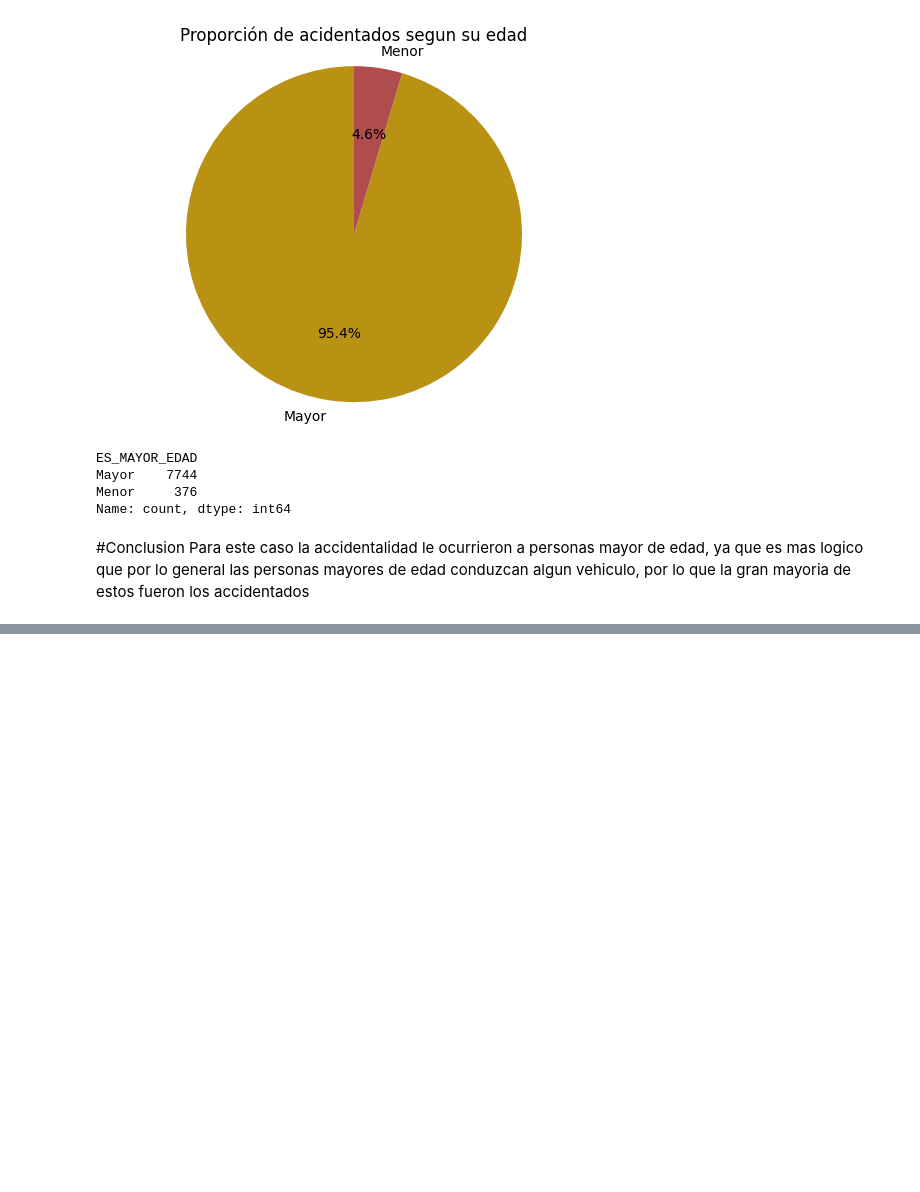
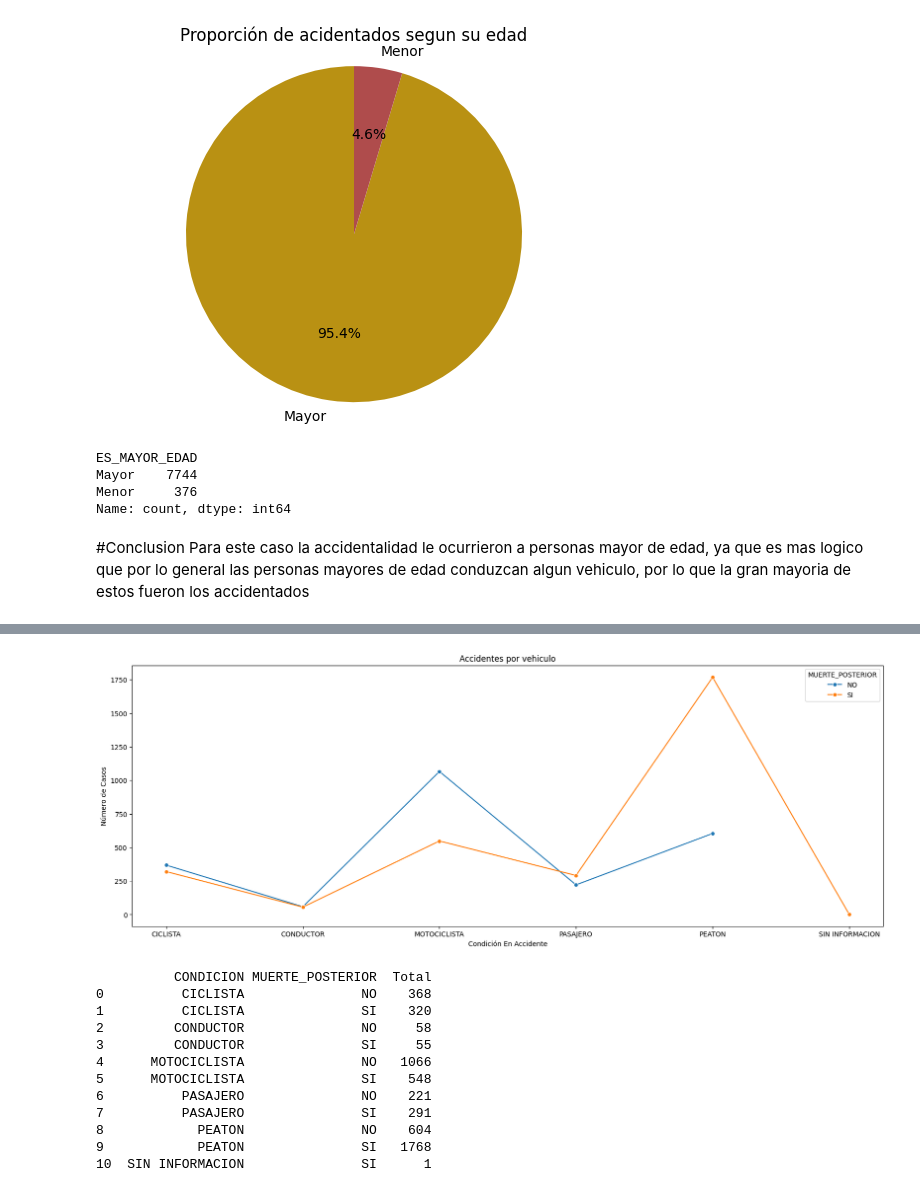
Before and after one commit to SrJames14/Proyecto, a Jupyter notebook: siniestrovial.ipynb, the cells around one changed output, grey strips where cells are left out. Drawn from its saved outputs; the diff is of its cells as text; code cells hidden in the pictures; blank space fills up the shorter version.

```diff
--- a/siniestrovial.ipynb
+++ b/siniestrovial.ipynb
@@ -169,0 +188,23 @@ La fecha más antigua es: 2007-01-03 05:00:00+00:00
+# %%
+condicion_muerte_counts = df.groupby(['CONDICION', 'MUERTE_POSTERIOR']).size().reset_index(name='Total')
+plt.figure(figsize=(20, 7))
+sns.lineplot(data=condicion_muerte_counts, x='CONDICION', y='Total', hue='MUERTE_POSTERIOR', marker='o')
+plt.title('Accidentes por vehiculo')
+plt.xlabel('Condición En Accidente')
+plt.ylabel('Número de Casos')
+plt.show()
+print(condicion_muerte_counts)
+# %% [output]
+[figure, added]
+          CONDICION MUERTE_POSTERIOR  Total
+0          CICLISTA               NO    368
+1          CICLISTA               SI    320
+2         CONDUCTOR               NO     58
+3         CONDUCTOR               SI     55
+4      MOTOCICLISTA               NO   1066
+5      MOTOCICLISTA               SI    548
+6          PASAJERO               NO    221
+7          PASAJERO               SI    291
+8            PEATON               NO    604
+9            PEATON               SI   1768
+10  SIN INFORMACION               SI      1
```
Also changed, not shown: parts of 7 cells of this notebook.
